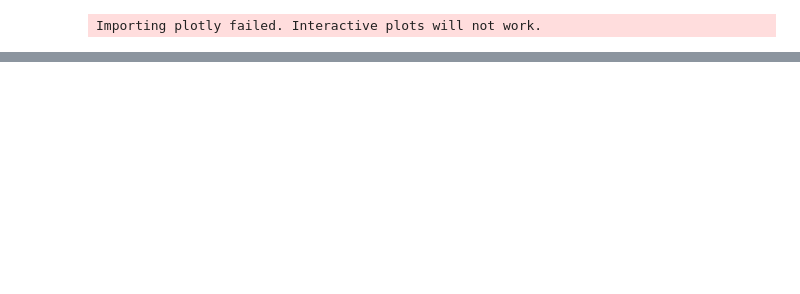
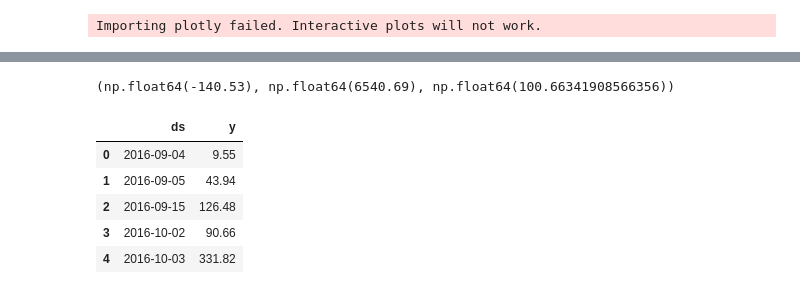
Before and after one commit to kenia-cisneros-a11y/e-comerce_olist_data, a Jupyter notebook: tests.ipynb, the cells around one changed output, grey strips where cells are left out. Drawn from its saved outputs; the diff is of its cells as text; code cells hidden in the pictures; blank space fills up the shorter version.

```diff
--- a/tests.ipynb
+++ b/tests.ipynb
@@ -447,6 +462,11 @@ import matplotlib.pyplot as plt
 Importing plotly failed. Interactive plots will not work.
 # %%
 df = pd.merge(order_items_df, orders_df, on='order_id')
+df['revenue'] = df['price'] - df['freight_value']
+
+daily_revenue = df.groupby(df['order_purchase_timestamp'].dt.date)['revenue'].sum().reset_index()
+daily_revenue.columns = ['ds', 'y']  # Prophet requiere estas columnas
+
 df.head()
 # %% [output]
 |  | order_id | order_item_id | product_id | seller_id | shipping_limit_date | price | freight_value | ... |
@@ -455,3 +475,16 @@ df.head()
 | 2 | 000229ec398224ef6ca0657da4fc703e | 1 | c777355d18b72b67abbeef9df44fd0fd | 5b51032eddd242adc84c38acab88f23d | 2018-01-18 14:48:30 | 199.00 | 17.87 | ... |
 | 3 | 00024acbcdf0a6daa1e931b038114c75 | 1 | 7634da152a4610f1595efa32f14722fc | 9d7a1d34a5052409006425275ba1c2b4 | 2018-08-15 10:10:18 | 12.99 | 12.79 | ... |
 | 4 | 00042b26cf59d7ce69dfabb4e55b4fd9 | 1 | ac6c3623068f30de03045865e4e10089 | df560393f3a51e74553ab94004ba5c87 | 2017-02-13 13:57:51 | 199.90 | 18.14 | ... |
+# %%
+df['revenue'].min(), df['revenue'].max(), df['revenue'].mean()
+# %% [output]
+(np.float64(-140.53), np.float64(6540.69), np.float64(100.66341908566356))
+# %%
+daily_revenue.head()
+# %% [output]
+|  | ds | y |
+| 0 | 2016-09-04 | 9.55 |
+| 1 | 2016-09-05 | 43.94 |
+| 2 | 2016-09-15 | 126.48 |
+| 3 | 2016-10-02 | 90.66 |
+| 4 | 2016-10-03 | 331.82 |
```
Also changed, not shown: parts of 21 cells of this notebook, 6 other files.
